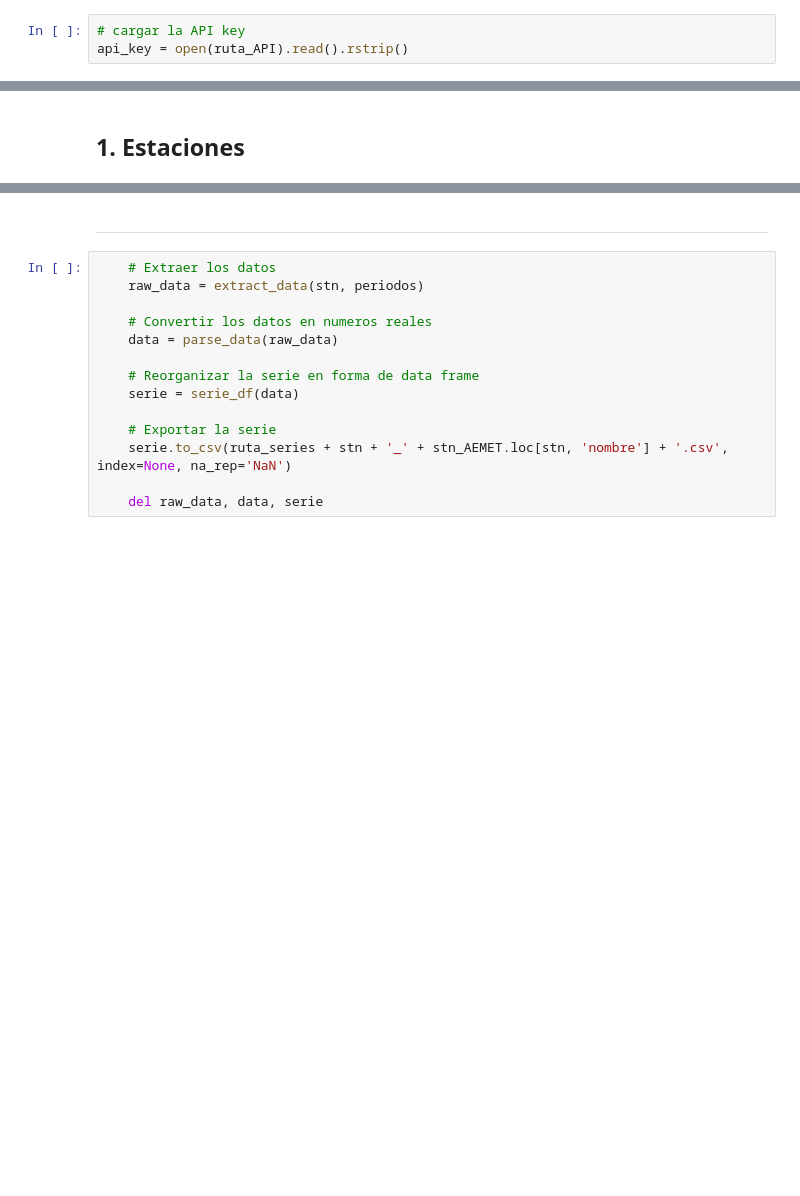
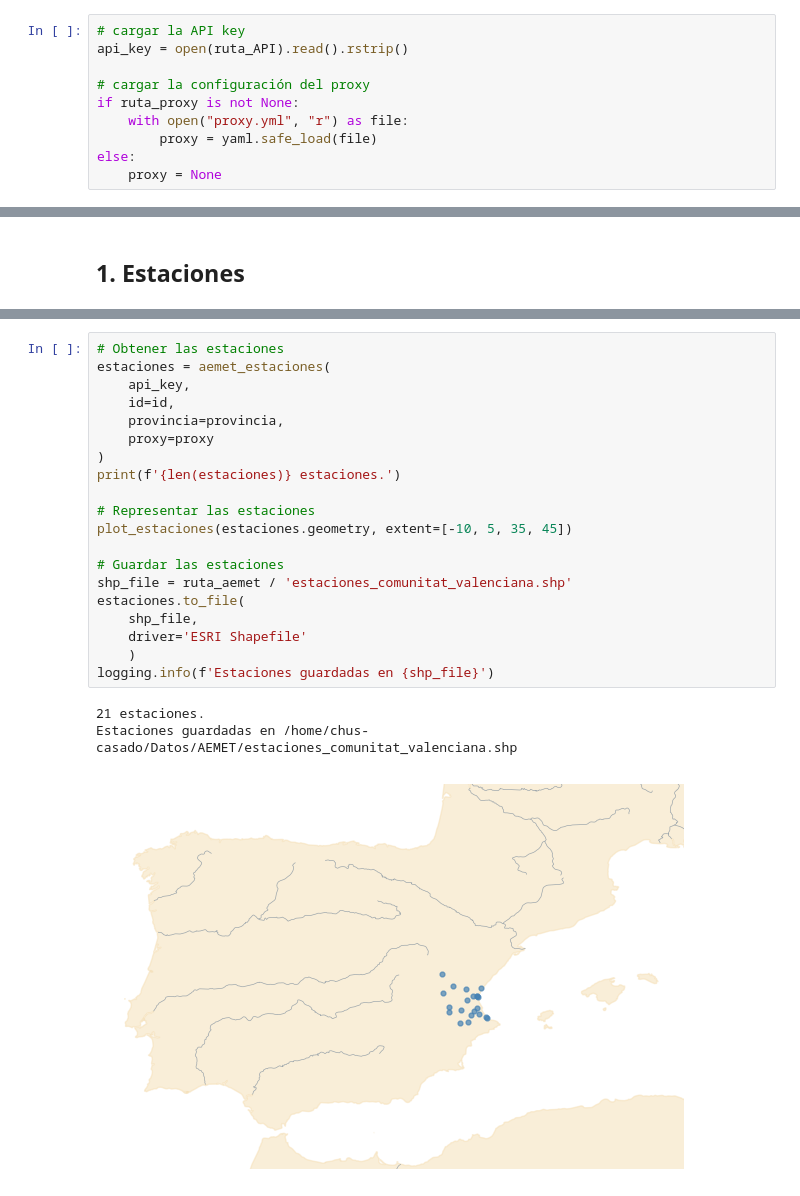
Before and after one commit to casadoj/Series, a Jupyter notebook: notebooks/AEMET/API_AEMET/AEMET - diarios.ipynb, the cells around one changed output, grey strips where cells are left out. Drawn from its saved outputs; the diff is of its cells as text; blank space fills up the shorter version.

Commit message:
Actualizar descarga de AEMET diarios

```diff
--- a/notebooks/AEMET/API_AEMET/AEMET - diarios.ipynb
+++ b/notebooks/AEMET/API_AEMET/AEMET - diarios.ipynb
@@ -54,3 +66,10 @@ provincia = 'ASTURIAS'
 # %%
 # cargar la API key
 api_key = open(ruta_API).read().rstrip()
+
+# cargar la configuración del proxy
+if ruta_proxy is not None:
+    with open("proxy.yml", "r") as file:
+        proxy = yaml.safe_load(file)
+else:
+    proxy = None
@@ -374,16 +78,24 @@ for ID, ts in timeseries.items():
-# %% [markdown]
-***
-# %%
-    # Extraer los datos
-    raw_data = extract_data(stn, periodos)
-
-    # Convertir los datos en numeros reales
-    data = parse_data(raw_data)
-
-    # Reorganizar la serie en forma de data frame
-    serie = serie_df(data)
-
-    # Exportar la serie
-    serie.to_csv(ruta_series + stn + '_' + stn_AEMET.loc[stn, 'nombre'] + '.csv', index=None, na_rep='NaN')
-
-    del raw_data, data, serie
+# %%
+# Obtener las estaciones
+estaciones = aemet_estaciones(
+    api_key,
+    id=id,
+    provincia=provincia,
+    proxy=proxy
+)
+print(f'{len(estaciones)} estaciones.')
+
+# Representar las estaciones
+plot_estaciones(estaciones.geometry, extent=[-10, 5, 35, 45])
+
+# Guardar las estaciones
+shp_file = ruta_aemet / 'estaciones_comunitat_valenciana.shp'
+estaciones.to_file(
+    shp_file,
+    driver='ESRI Shapefile'
+    )
+logging.info(f'Estaciones guardadas en {shp_file}')
+# %% [output]
+21 estaciones.
+Estaciones guardadas en /home/chus-casado/Datos/AEMET/estaciones_comunitat_valenciana.shp
+[figure, added]
```
Also changed, not shown: parts of 23 cells of this notebook, 1 other file.
